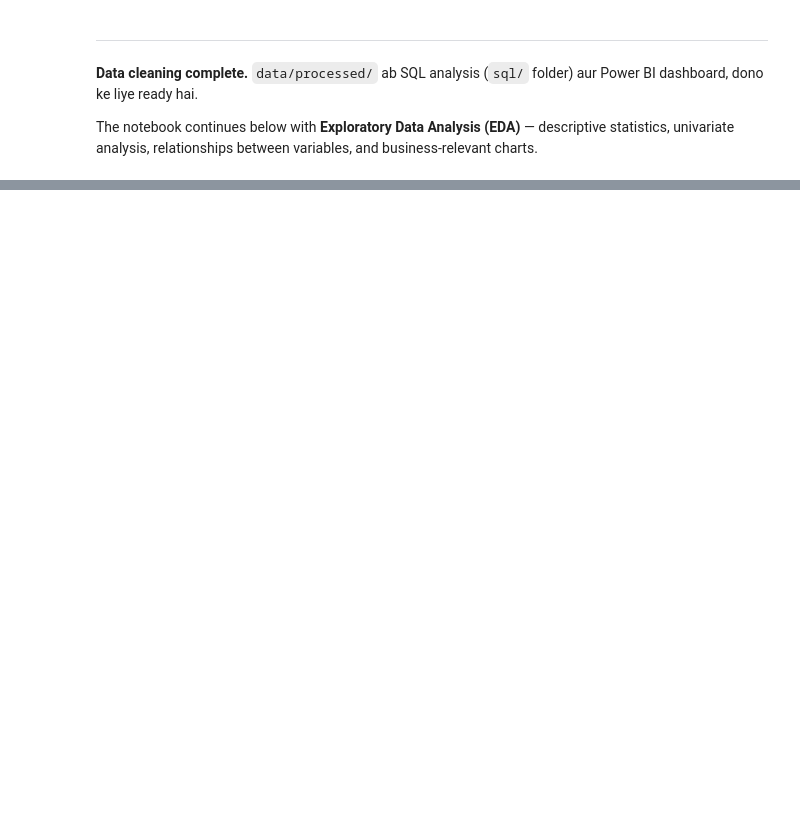
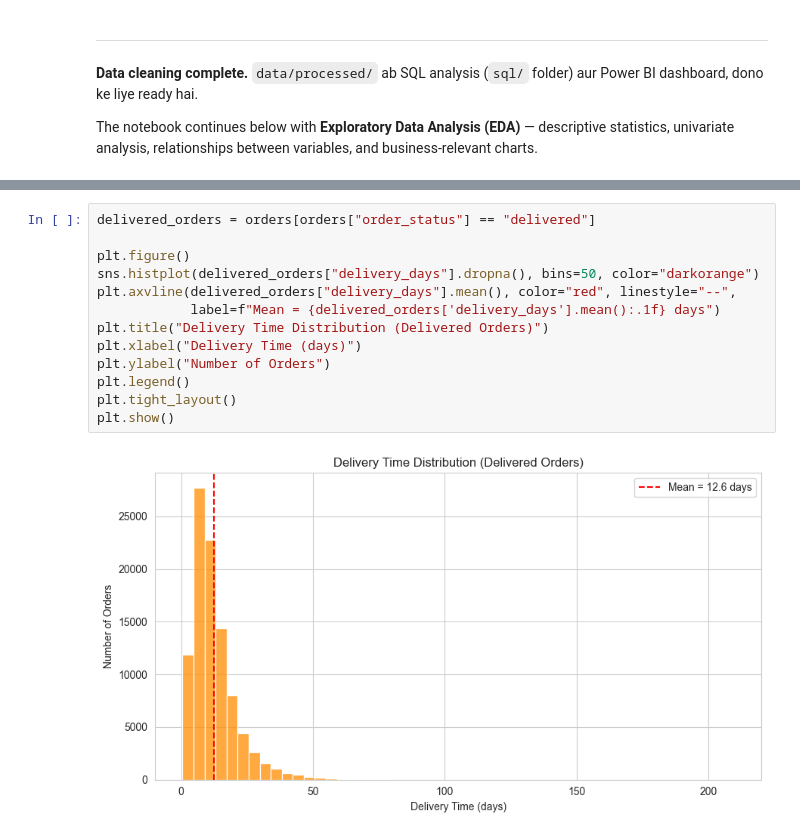
Before and after one commit to shivansh5317/ecommerce-customer-sales-intelligence, a Jupyter notebook: notebooks/01_eda.ipynb, the cells around one changed output, grey strips where cells are left out. Drawn from its saved outputs; the diff is of its cells as text; blank space fills up the shorter version.

```diff
--- a/notebooks/01_eda.ipynb
+++ b/notebooks/01_eda.ipynb
@@ -599,0 +748,15 @@ univariate analysis, relationships between variables, and business-relevant char
+# %%
+delivered_orders = orders[orders["order_status"] == "delivered"]
+
+plt.figure()
+sns.histplot(delivered_orders["delivery_days"].dropna(), bins=50, color="darkorange")
+plt.axvline(delivered_orders["delivery_days"].mean(), color="red", linestyle="--",
+            label=f"Mean = {delivered_orders['delivery_days'].mean():.1f} days")
+plt.title("Delivery Time Distribution (Delivered Orders)")
+plt.xlabel("Delivery Time (days)")
+plt.ylabel("Number of Orders")
+plt.legend()
+plt.tight_layout()
+plt.show()
+# %% [output]
+[figure, added]
```
Also changed, not shown: parts of 24 cells of this notebook.
